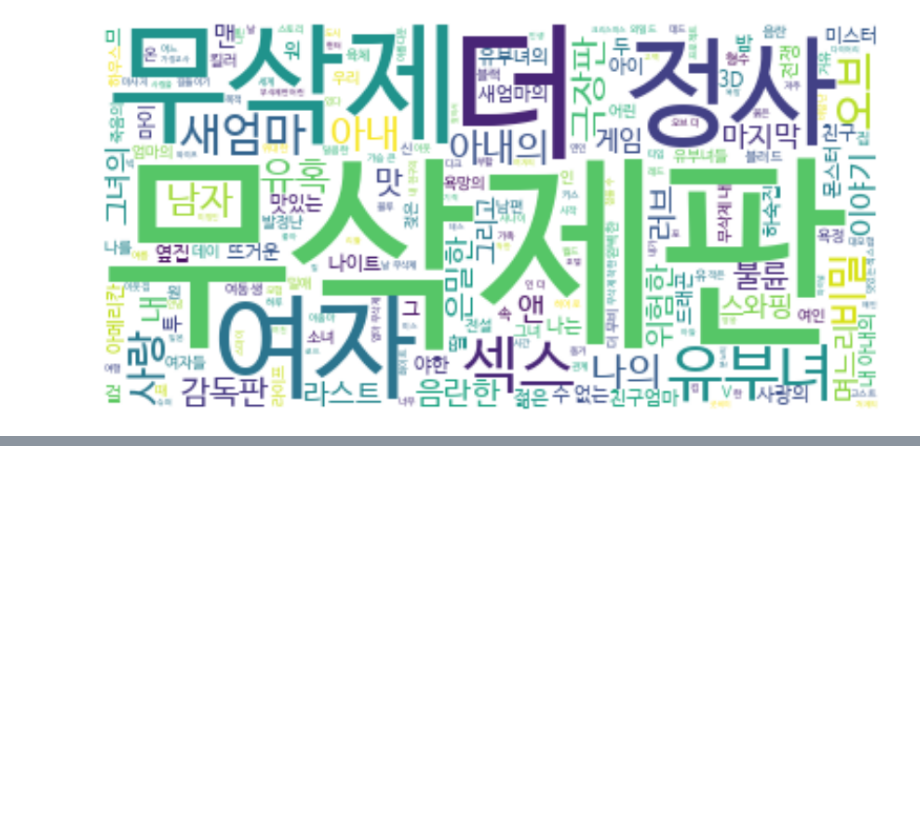
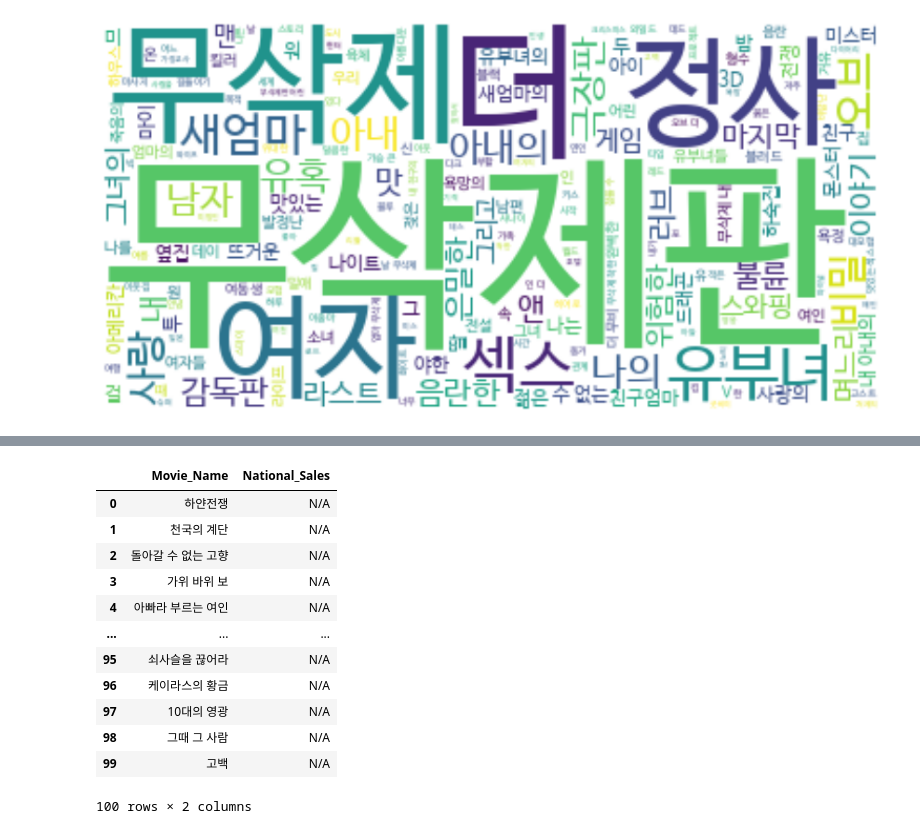
Before and after one commit to danielsun888/datathon, a Jupyter notebook: daniel.ipynb, the cells around one changed output, grey strips where cells are left out. Saved outputs shown, nothing was run; the diff lists cells and outputs as text; code cells hidden in the pictures; blank space fills up the shorter version.

```diff
--- a/daniel.ipynb
+++ b/daniel.ipynb
@@ -133,0 +189,18 @@ fig.show()
+# %%
+sql = "select Movie_Name, National_Sales from AI.KOBIS where Nationality='한국' order by  National_Sales   desc limit 100"
+df0 = pd.read_sql(sql, engine)
+df
+# %% [output]
+|  | Movie_Name | National_Sales |
+| 0 | 하얀전쟁 | N/A |
+| 1 | 천국의 계단 | N/A |
+| 2 | 돌아갈 수 없는 고향 | N/A |
+| 3 | 가위 바위 보 | N/A |
+| 4 | 아빠라 부르는 여인 | N/A |
+| ... | ... | ... |
+| 95 | 쇠사슬을 끊어라 | N/A |
+| 96 | 케이라스의 황금 | N/A |
+| 97 | 10대의 영광 | N/A |
+| 98 | 그때 그 사람 | N/A |
+| 99 | 고백 | N/A |
+100 rows × 2 columns
```
Also changed, not shown: parts of 8 cells of this notebook, 2 other files.
